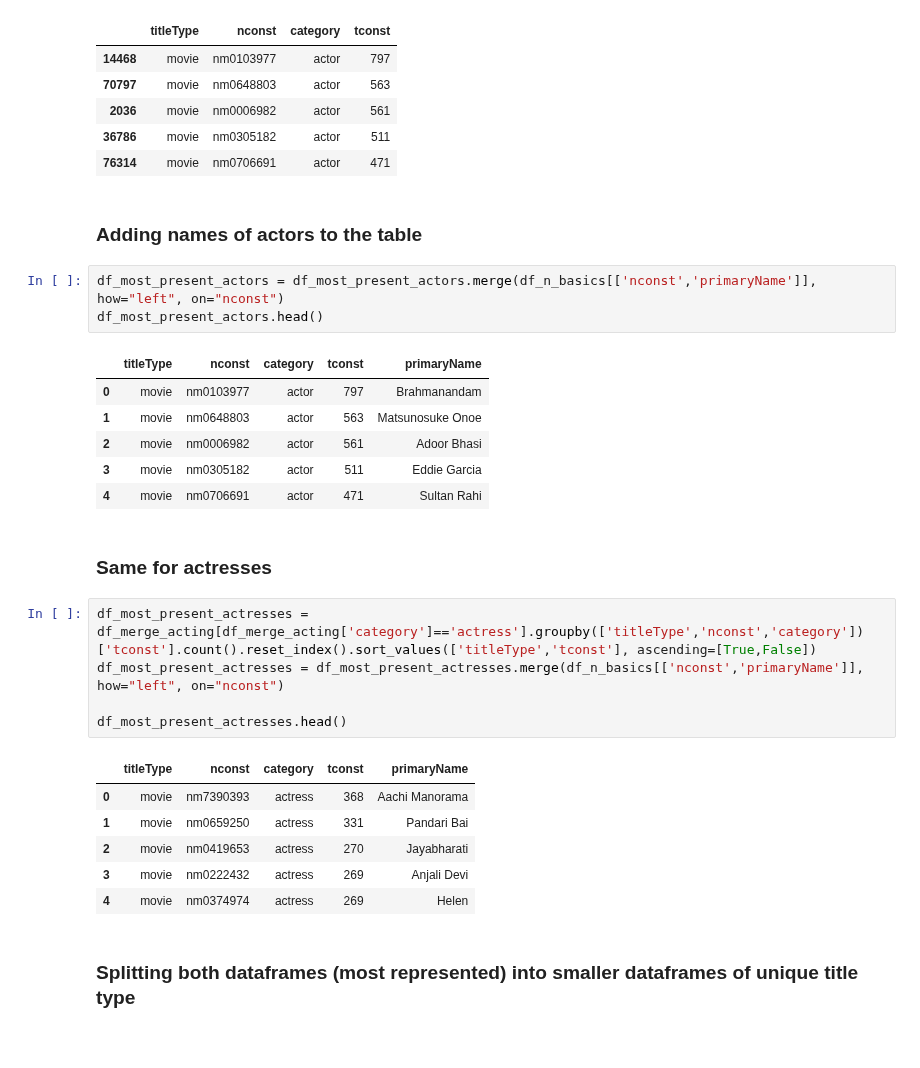
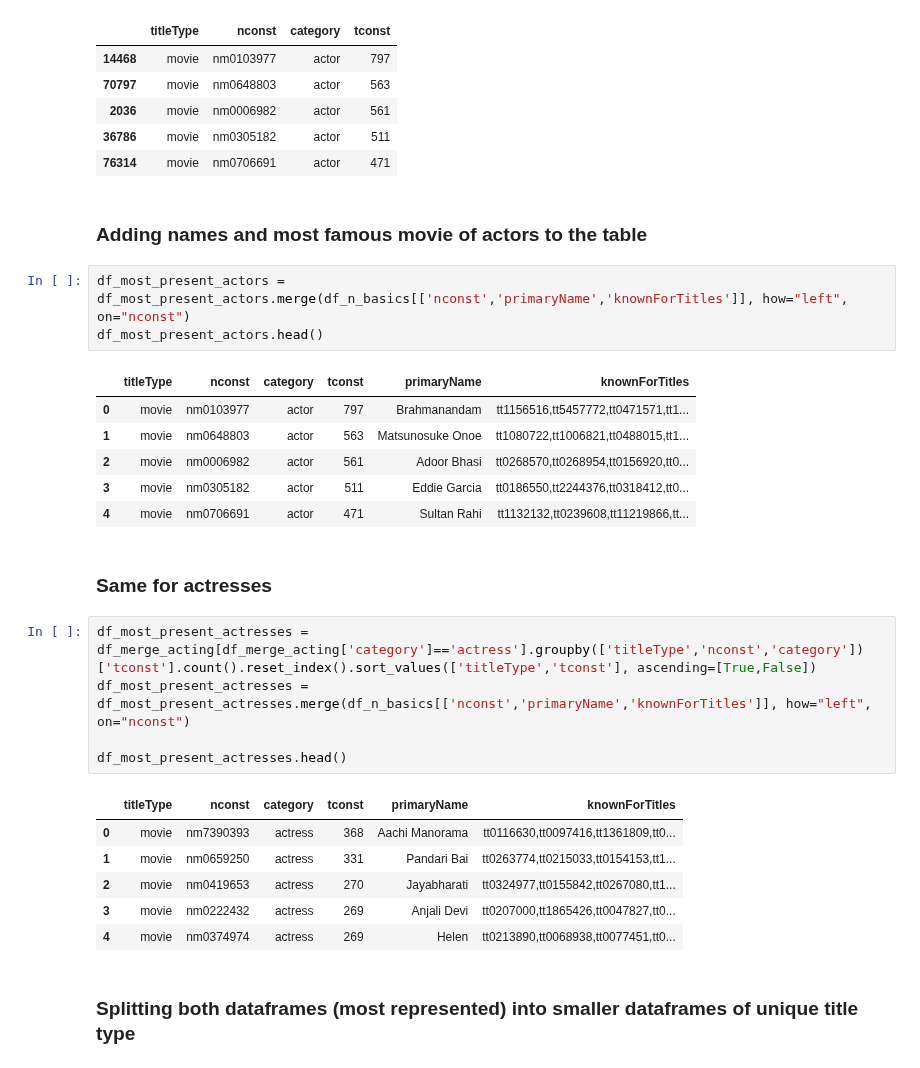
Before and after one commit to fdmdlb/nextflix, a Jupyter notebook: Most represented actors.ipynb, the cells around one changed output. Saved outputs shown, nothing was run; the diff lists cells and outputs as text.

Commit message:
Added movies related to top movie acotrs

```diff
--- a/Most represented actors.ipynb
+++ b/Most represented actors.ipynb
@@ -145,31 +145,31 @@ df_most_present_actors.head()
 | 36786 | movie | nm0305182 | actor | 511 |
 | 76314 | movie | nm0706691 | actor | 471 |
 # %% [markdown]
-### Adding names of actors to the table
+### Adding names and most famous movie of actors to the table
 # %%
-df_most_present_actors = df_most_present_actors.merge(df_n_basics[['nconst','primaryName']], how="left", on="nconst")
+df_most_present_actors = df_most_present_actors.merge(df_n_basics[['nconst','primaryName','knownForTitles']], how="left", on="nconst")
 df_most_present_actors.head()
 # %% [output]
-|  | titleType | nconst | category | tconst | primaryName |
-| 0 | movie | nm0103977 | actor | 797 | Brahmanandam |
-| 1 | movie | nm0648803 | actor | 563 | Matsunosuke Onoe |
-| 2 | movie | nm0006982 | actor | 561 | Adoor Bhasi |
-| 3 | movie | nm0305182 | actor | 511 | Eddie Garcia |
-| 4 | movie | nm0706691 | actor | 471 | Sultan Rahi |
+|  | titleType | nconst | category | tconst | primaryName | knownForTitles |
+| 0 | movie | nm0103977 | actor | 797 | Brahmanandam | tt1156516,tt5457772,tt0471571,tt1... |
+| 1 | movie | nm0648803 | actor | 563 | Matsunosuke Onoe | tt1080722,tt1006821,tt0488015,tt1... |
+| 2 | movie | nm0006982 | actor | 561 | Adoor Bhasi | tt0268570,tt0268954,tt0156920,tt0... |
+| 3 | movie | nm0305182 | actor | 511 | Eddie Garcia | tt0186550,tt2244376,tt0318412,tt0... |
+| 4 | movie | nm0706691 | actor | 471 | Sultan Rahi | tt1132132,tt0239608,tt11219866,tt... |
 # %% [markdown]
 ### Same for actresses
 # %%
 df_most_present_actresses = df_merge_acting[df_merge_acting['category']=='actress'].groupby(['titleType','nconst','category'])['tconst'].count().reset_index().sort_values(['titleType','tconst'], ascending=[True,False])
-df_most_present_actresses = df_most_present_actresses.merge(df_n_basics[['nconst','primaryName']], how="left", on="nconst")
+df_most_present_actresses = df_most_present_actresses.merge(df_n_basics[['nconst','primaryName','knownForTitles']], how="left", on="nconst")
 
 df_most_present_actresses.head()
 # %% [output]
-|  | titleType | nconst | category | tconst | primaryName |
-| 0 | movie | nm7390393 | actress | 368 | Aachi Manorama |
-| 1 | movie | nm0659250 | actress | 331 | Pandari Bai |
-| 2 | movie | nm0419653 | actress | 270 | Jayabharati |
-| 3 | movie | nm0222432 | actress | 269 | Anjali Devi |
-| 4 | movie | nm0374974 | actress | 269 | Helen |
+|  | titleType | nconst | category | tconst | primaryName | knownForTitles |
+| 0 | movie | nm7390393 | actress | 368 | Aachi Manorama | tt0116630,tt0097416,tt1361809,tt0... |
+| 1 | movie | nm0659250 | actress | 331 | Pandari Bai | tt0263774,tt0215033,tt0154153,tt1... |
+| 2 | movie | nm0419653 | actress | 270 | Jayabharati | tt0324977,tt0155842,tt0267080,tt1... |
+| 3 | movie | nm0222432 | actress | 269 | Anjali Devi | tt0207000,tt1865426,tt0047827,tt0... |
+| 4 | movie | nm0374974 | actress | 269 | Helen | tt0213890,tt0068938,tt0077451,tt0... |
 # %% [markdown]
 ### Splitting both dataframes (most represented) into smaller dataframes of unique title type
 # %%
```
Also changed, not shown: parts of 4 cells of this notebook.
